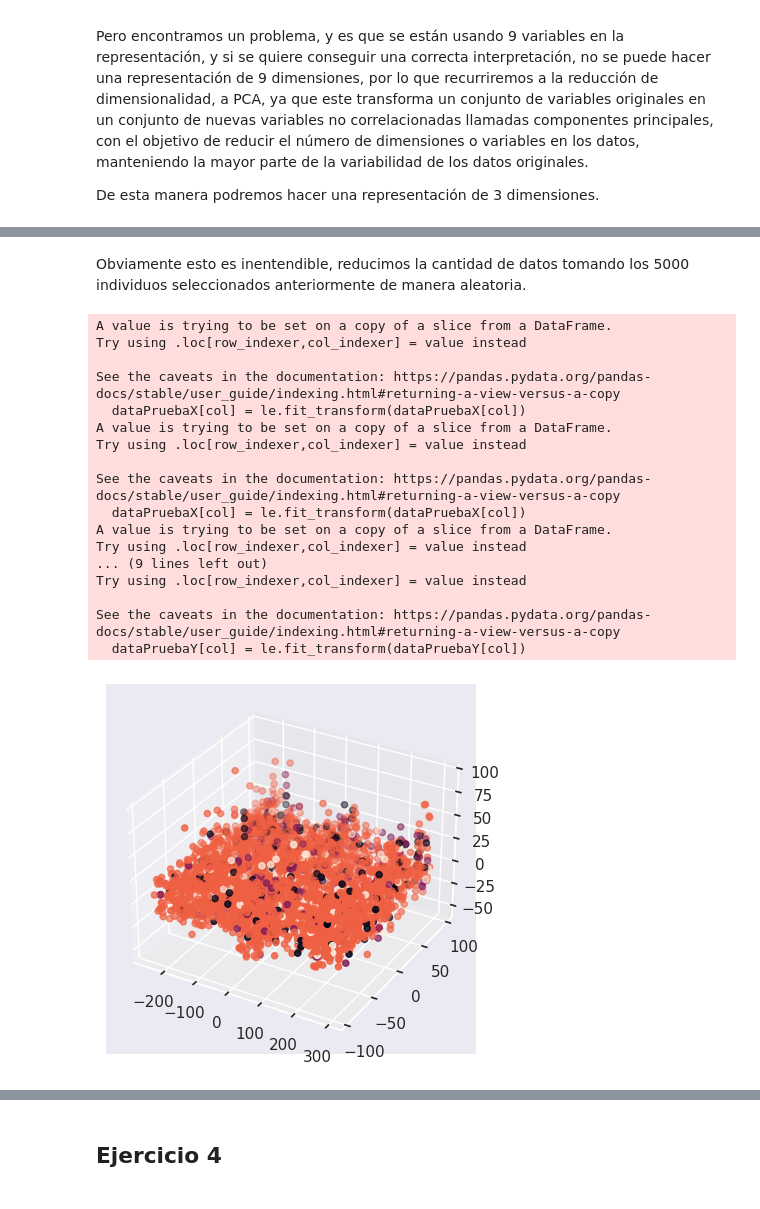
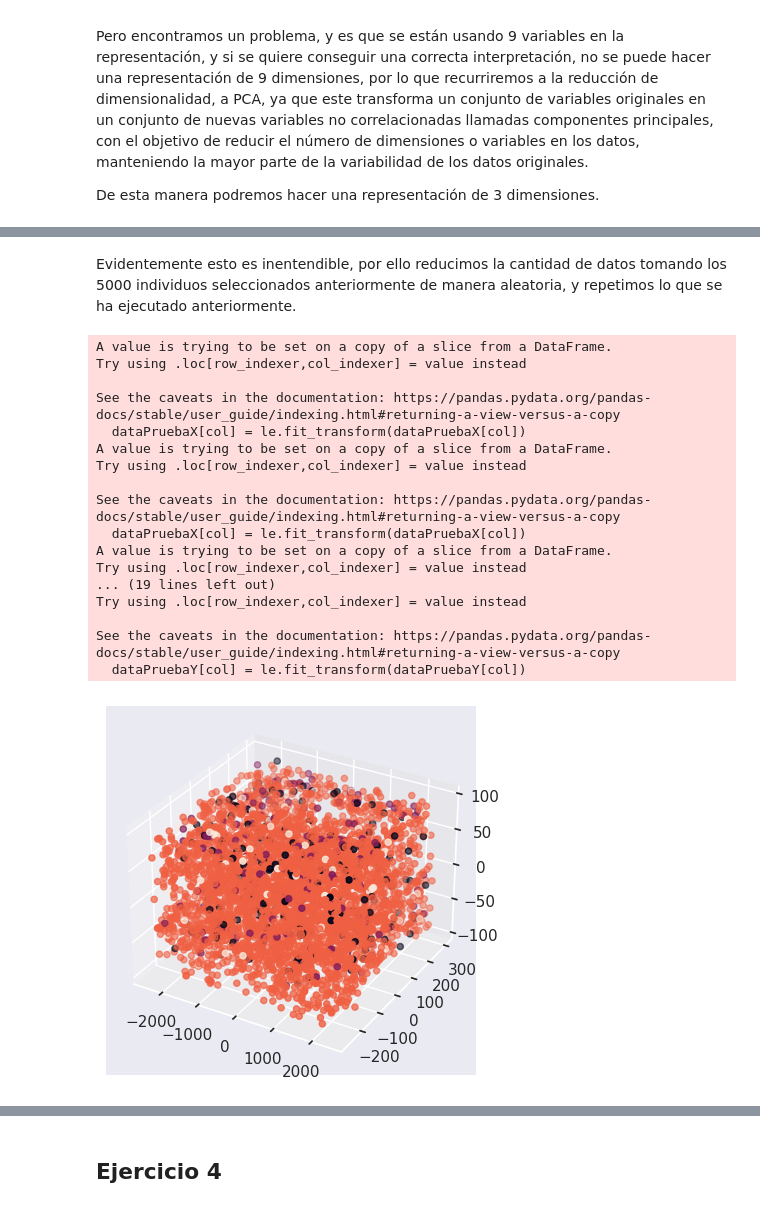
Before and after one commit to PilarAriasVazquez/L3, a Jupyter notebook: P1.ipynb, the cells around one changed output, grey strips where cells are left out. Drawn from its saved outputs; the diff is of its cells as text; code cells hidden in the pictures.

```diff
--- a/P1.ipynb
+++ b/P1.ipynb
@@ -331,7 +331,7 @@ Sin embargo, como en este modelo se trabaja con distancias, podría incluso ser
 # %% [markdown]
 La variable de nombre se ha añadido, ya que hay cualidades de la persona que no pueden ser recogidos en la base de datos, es decir, puede haber dos jugadores de atletismo exactamente iguales, misma edad, peso, altura, género, sin embargo, la habilidad o las horas de entrenamiento de cada uno, no se registra. Es ahí donde el modelo deberá aprender que si por ejemplo encontramos un individuo llamado A, y otro igual llamado B, deberá encontrar algo que les diferencie y justifique que siempre gana A, y eso es el nombre, ya que la habilidad y la técnica de A, es lo que le diferencia y le hace ganar la medalla de oro.
 # %%
-dataPruebaX=df[['Name', 'Sex', 'Age', 'Sport', 'NOC', 'Event', 'Weight', 'Height']]
+dataPruebaX=df[['Name', 'Sex', 'Age', 'Sport', 'Games', 'NOC', 'Event', 'Weight', 'Height']]
 dataPruebaY= df[['Medal']]
 
 
@@ -583,8 +583,7 @@ Pero encontramos un problema, y es que se están usando 9 variables en la repres
 De esta manera podremos hacer una representación de 3 dimensiones.
 # %%
 
-
-dataPruebaX=df[['Name', 'Sex', 'Age', 'Sport', 'NOC', 'Event', 'Weight', 'Height']]
+dataPruebaX=df[['Name', 'Sex', 'Age', 'Sport', 'Games', 'NOC', 'Event', 'Weight', 'Height']]
 dataPruebaY= df[['Medal']]
 
 
@@ -636,8 +635,9 @@ See the caveats in the documentation: https://pandas.pydata.org/pandas-docs/stab
 # %% [markdown]
-Obviamente esto es inentendible, reducimos la cantidad de datos tomando los 5000 individuos seleccionados anteriormente de manera aleatoria.
+Evidentemente esto es inentendible, por ello reducimos la cantidad de datos tomando los 5000 individuos seleccionados anteriormente de manera aleatoria, y repetimos lo que se ha ejecutado anteriormente.
 # %%
-dataPruebaX=df_5000[['Sex', 'Age', 'Sport', 'NOC', 'Event', 'Weight', 'Height']]
+dataPruebaX=df_5000[['Name', 'Sex', 'Age', 'Sport', 'Games', 'NOC', 'Event', 'Weight', 'Height']]
 dataPruebaY= df_5000[['Medal']]
+
 
 le = LabelEncoder()
 
@@ -649,37 +649,32 @@ for col in dataPruebaY.columns:
     if dataPruebaY[col].dtype == 'object':
         dataPruebaY[col] = le.fit_transform(dataPruebaY[col])
 
 # Ejecutar PCA para reducir a tres dimensiones
 pca = PCA(n_components=3)
 X_pca = pca.fit_transform(dataPruebaX)
 
-# Crear instancia de clasificador KNN
-model = KNeighborsClassifier(n_neighbors=7, metric="manhattan")
-
-# Entrenar modelo con datos proyectados en 3D
-model.fit(X_pca, dataPruebaY)
 
 # Graficar datos en 3D con colores según clase
 fig = plt.figure()
 ax = fig.add_subplot(111, projection='3d')
 ax.scatter(X_pca[:,0], X_pca[:,1], X_pca[:,2], c=dataPruebaY)
 plt.show()
 # %% [output]
 A value is trying to be set on a copy of a slice from a DataFrame.
 Try using .loc[row_indexer,col_indexer] = value instead
 
 See the caveats in the documentation: https://pandas.pydata.org/pandas-docs/stable/user_guide/indexing.html#returning-a-view-versus-a-copy
   dataPruebaX[col] = le.fit_transform(dataPruebaX[col])
 A value is trying to be set on a copy of a slice from a DataFrame.
 Try using .loc[row_indexer,col_indexer] = value instead
 
 See the caveats in the documentation: https://pandas.pydata.org/pandas-docs/stable/user_guide/indexing.html#returning-a-view-versus-a-copy
   dataPruebaX[col] = le.fit_transform(dataPruebaX[col])
 A value is trying to be set on a copy of a slice from a DataFrame.
 Try using .loc[row_indexer,col_indexer] = value instead
-... (9 lines left out)
+... (19 lines left out)
 Try using .loc[row_indexer,col_indexer] = value instead
 
 See the caveats in the documentation: https://pandas.pydata.org/pandas-docs/stable/user_guide/indexing.html#returning-a-view-versus-a-copy
   dataPruebaY[col] = le.fit_transform(dataPruebaY[col])
-[figure, old version]
+[figure, new version]
```
Also changed, not shown: parts of 22 cells of this notebook.
